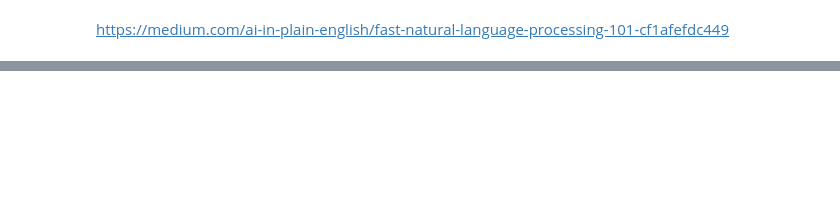
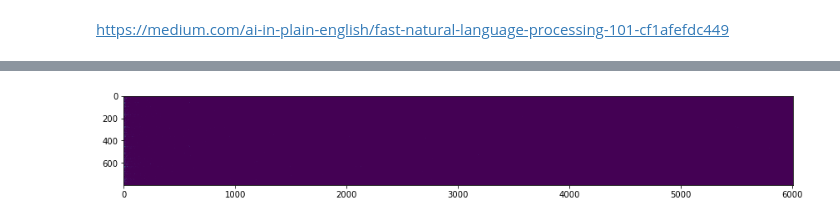
Before and after one commit to cchayanit/learning-NLP, a Jupyter notebook: analyze.ipynb, the cells around one changed output, grey strips where cells are left out. Saved outputs shown, nothing was run; the diff lists cells and outputs as text; code cells hidden in the pictures; blank space fills up the shorter version.

```diff
--- a/analyze.ipynb
+++ b/analyze.ipynb
@@ -66,0 +150,3 @@ movie_reviews.valid.y[0], movie_reviews.valid.x[0]
+# %%
+i = movie_reviews.vocab.stoi['eiei']
+movie_reviews.vocab.itos[i], i
@@ -66,0 +236,18 @@ movie_reviews.valid.y[0], movie_reviews.valid.x[0]
+# %%
+def get_term_doc_matrix(label_list, vocab_len):
+    j_indices = []
+    indptr = []
+    values = []
+    indptr.append(0)
+
+    for i, doc in enumerate(label_list):
+        feature_counter = Counter(doc.data)
+        j_indices.extend(feature_counter.keys())
+        values.extend(feature_counter.values())
+        indptr.append(len(j_indices))
+
+    # return (values, j_indices, indptr)
+
+    return scipy.sparse.csr_matrix((values, j_indices, indptr),
+                                   shape=(len(indptr)-1, vocab_len),
+                                   dtype=int)
@@ -66,0 +263,3 @@ movie_reviews.valid.y[0], movie_reviews.valid.x[0]
+# %%
+%%time
+trn_term_doc = get_term_doc_matrix(movie_reviews.train.x, len(movie_reviews.vocab.itos))
@@ -66,0 +295,6 @@ movie_reviews.valid.y[0], movie_reviews.valid.x[0]
+# %%
+fig, ax = plt.subplots(figsize=(12, 2))
+ax.imshow(trn_term_doc.todense(), interpolation='nearest')
+plt.tight_layout()
+# %% [output]
+[figure, added]
```
Also changed, not shown: parts of 47 cells of this notebook.
